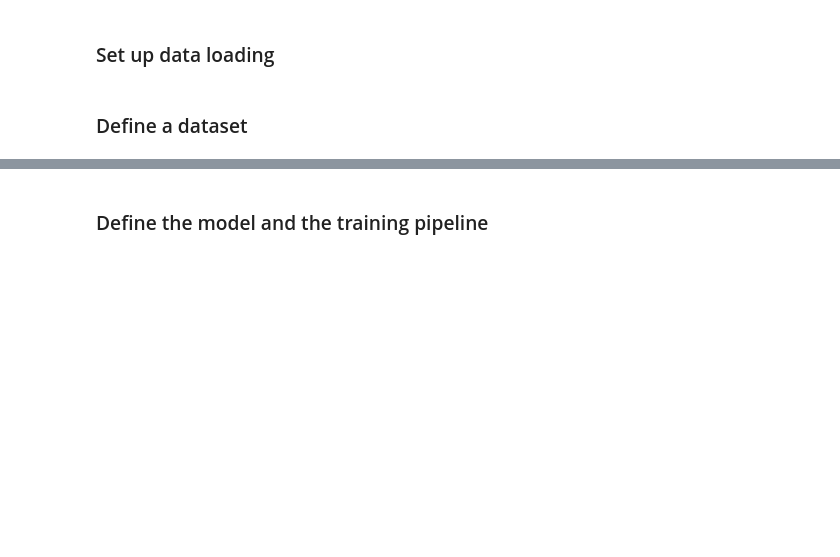
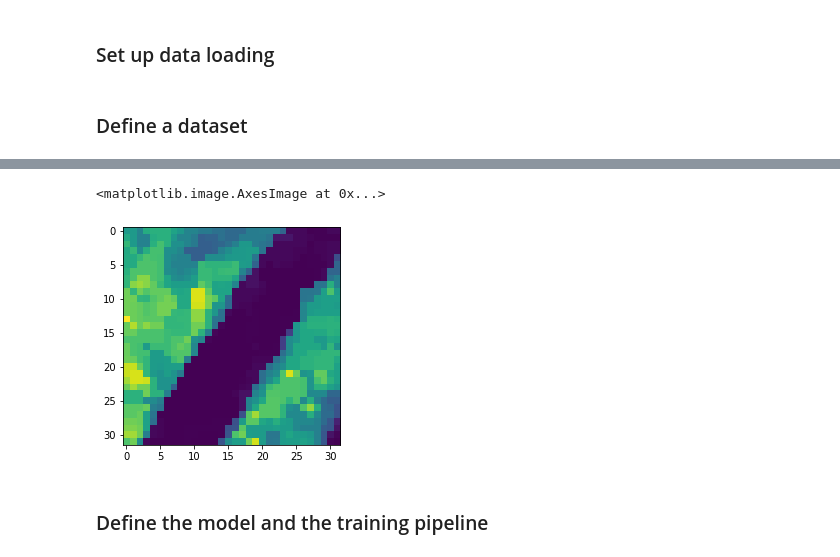
Before and after one commit to amedyukhina/biomassters, a Jupyter notebook: biomassters_all_times_unet_3D.ipynb, the cells around one changed output, grey strips where cells are left out. Cells and saved outputs as stored; diff of their text form; code cells hidden in the pictures; blank space fills up the shorter version.

```diff
--- a/biomassters_all_times_unet_3D.ipynb
+++ b/biomassters_all_times_unet_3D.ipynb
@@ -194,6 +206,9 @@ test_dataloader = DataLoader(test_ds, batch_size=2,
 # %%
-# # Show ground truth
-# plt.imshow(labels[0][0].numpy())
+# Show ground truth
+plt.imshow(labels[0][0].numpy())
+# %% [output]
+<matplotlib.image.AxesImage at 0x...>
+[figure, added]
 # %% [markdown]
 ### Define the model and the training pipeline
 # %%
```
Also changed, not shown: parts of 24 cells of this notebook.
